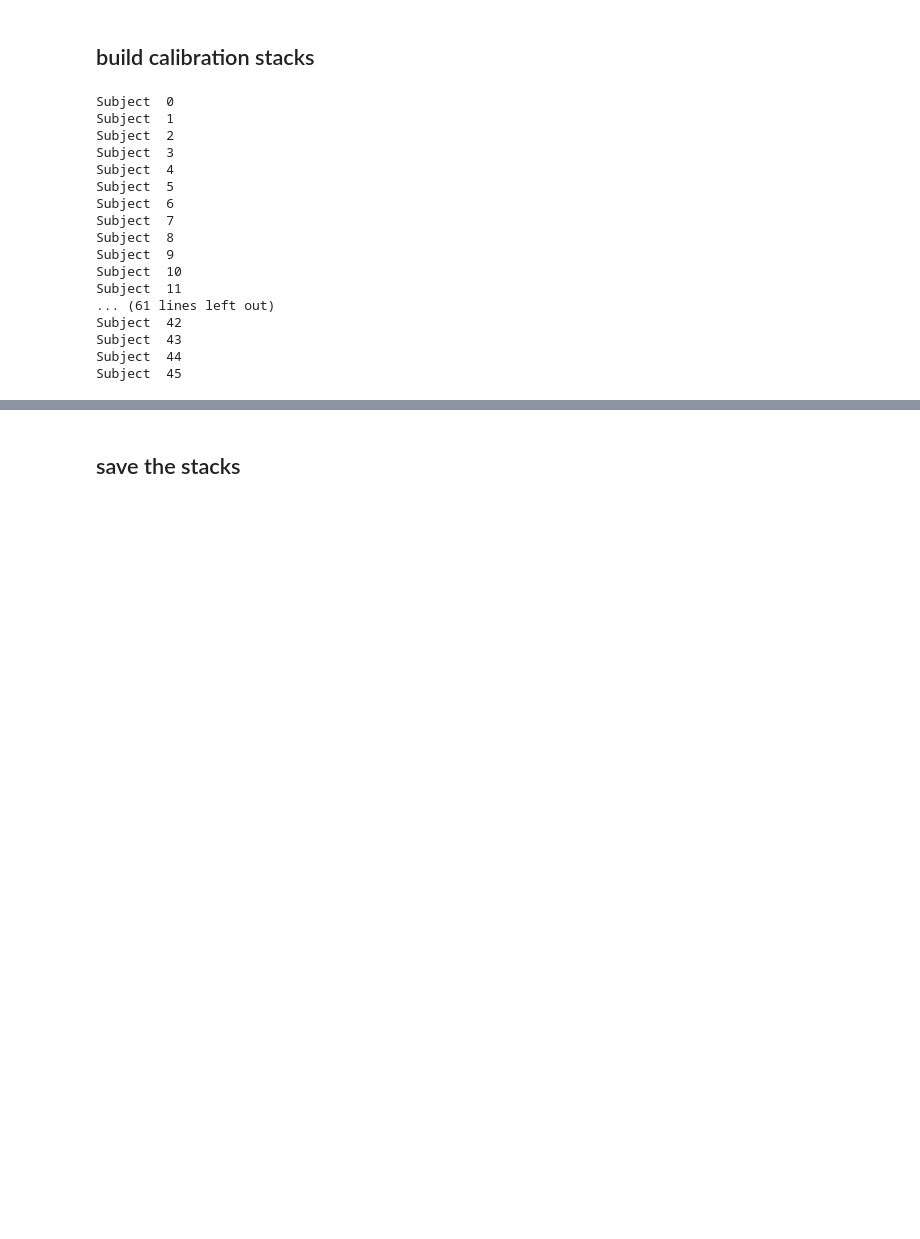
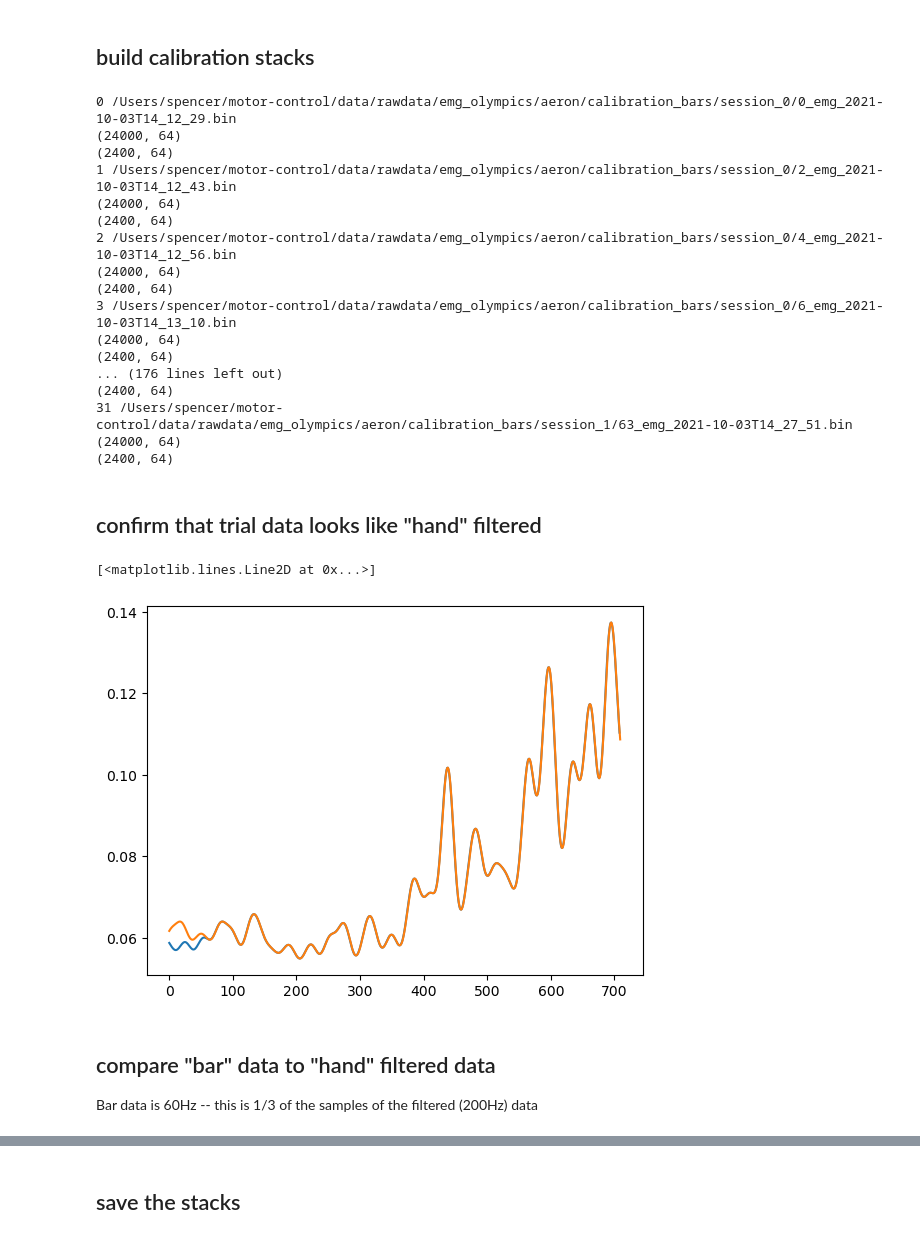
Before and after one commit to spewil/phd, a Jupyter notebook: analysis/notebooks/process_calibration_data.ipynb, the cells around one changed output, grey strips where cells are left out. Drawn from its saved outputs; the diff is of its cells as text; code cells hidden in the pictures; blank space fills up the shorter version.

```diff
--- a/analysis/notebooks/process_calibration_data.ipynb
+++ b/analysis/notebooks/process_calibration_data.ipynb
@@ -126,29 +109,52 @@ def filter_subject_calibration_stack(subject_stack):
 # %%
 stacks = []
 raw_stacks = []
-for subject_idx, subject in enumerate(subjects):
-    print("Subject ", subject_idx)
-    raw_stack = load_raw_subject_calibration_stack(subject)
+for subject_idx, subject in enumerate(subjects[:1]):
+    raw_stack = load_calibration_stack(subject)
     filtered_stack = filter_subject_calibration_stack(raw_stack)
     stacks += [filtered_stack]
     raw_stacks += [raw_stack]
 stacks = np.array(stacks)
 raw_stacks = np.array(raw_stacks)
 # %% [output]
-Subject  0
-Subject  1
-Subject  2
-Subject  3
-Subject  4
-Subject  5
-Subject  6
-Subject  7
-Subject  8
-Subject  9
-Subject  10
-Subject  11
-... (61 lines left out)
-Subject  42
-Subject  43
-Subject  44
-Subject  45
+0 /Users/spencer/motor-control/data/rawdata/emg_olympics/aeron/calibration_bars/session_0/0_emg_2021-10-03T14_12_29.bin
+(24000, 64)
+(2400, 64)
+1 /Users/spencer/motor-control/data/rawdata/emg_olympics/aeron/calibration_bars/session_0/2_emg_2021-10-03T14_12_43.bin
+(24000, 64)
+(2400, 64)
+2 /Users/spencer/motor-control/data/rawdata/emg_olympics/aeron/calibration_bars/session_0/4_emg_2021-10-03T14_12_56.bin
+(24000, 64)
+(2400, 64)
+3 /Users/spencer/motor-control/data/rawdata/emg_olympics/aeron/calibration_bars/session_0/6_emg_2021-10-03T14_13_10.bin
+(24000, 64)
+(2400, 64)
+... (176 lines left out)
+(2400, 64)
+31 /Users/spencer/motor-control/data/rawdata/emg_olympics/aeron/calibration_bars/session_1/63_emg_2021-10-03T14_27_51.bin
+(24000, 64)
+(2400, 64)
+# %% [markdown]
+## confirm that trial data looks like "hand" filtered
+# %%
+session_names = ["session_0","session_1"]
+session_idx = 0
+subject_idx = 0
+trial_idx = 0
+channel = 10
+# %%
+trial = subjects[subject_idx].tasks["center_hold"].sorted_sessions()[session_idx].sorted_trials()[trial_idx]
+ef = trial.get_filtered_emg()
+er = trial.get_raw_emg()[:,:64]
+ch = 12
+e_new_filter = emg.filter_emg(er,subjects[subject_idx].variance)
+
+plt.plot(ef.T[ch])
+plt.plot(e_new_filter.T[ch])
+# %% [output]
+[<matplotlib.lines.Line2D at 0x...>]
+[figure, added]
+# %% [markdown]
+## compare "bar" data to "hand" filtered data
+
+Bar data is 60Hz -- this is 1/3 of the samples of the filtered (200Hz) data
```
Also changed, not shown: parts of 4 cells of this notebook, 46 other files.
